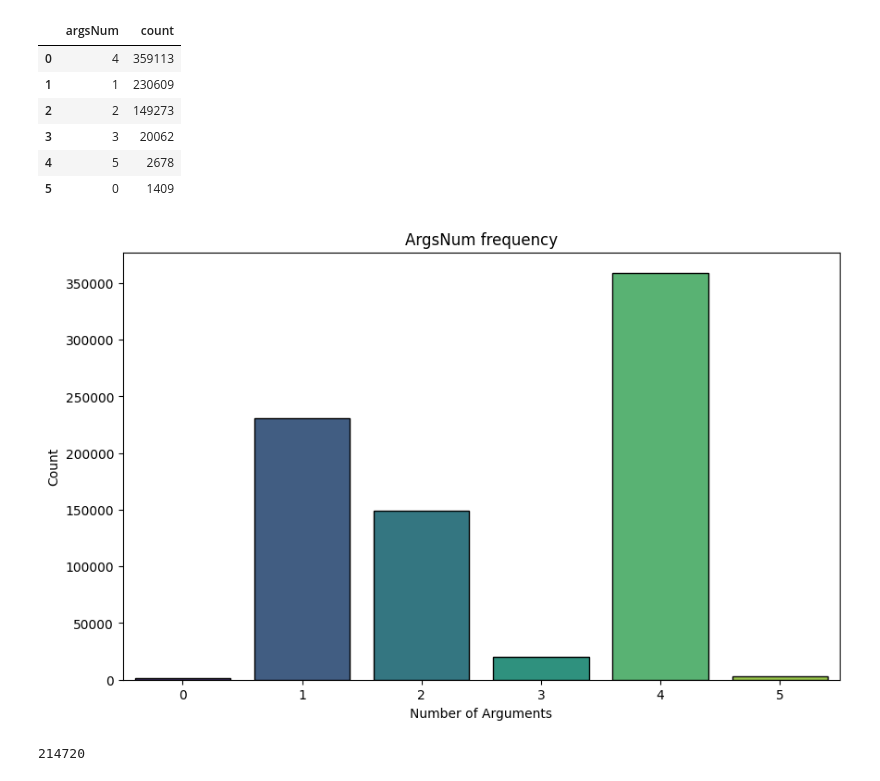
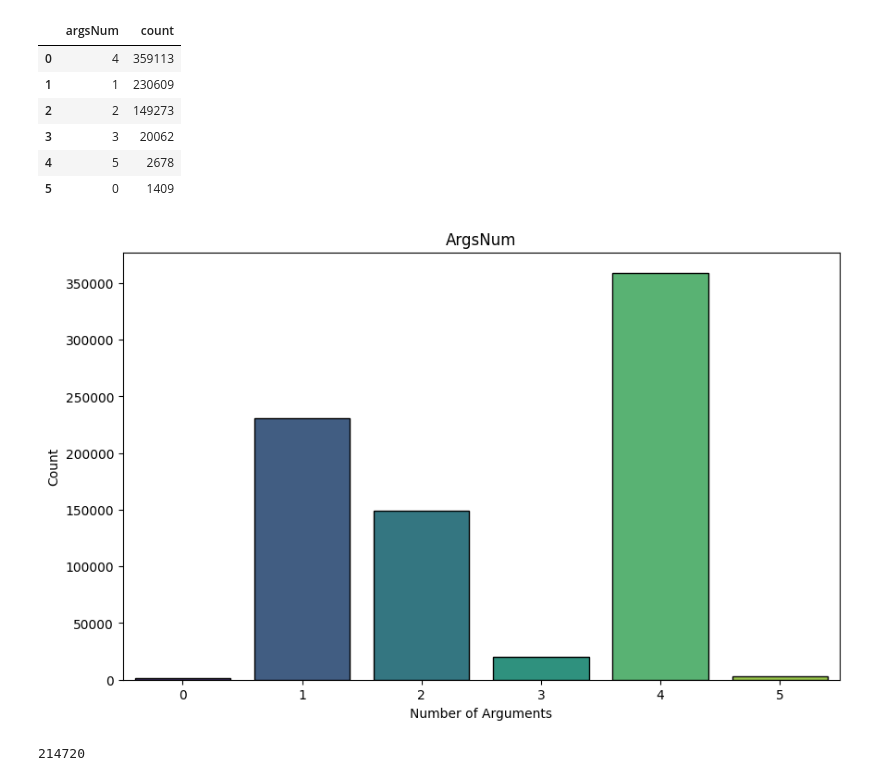
Before and after one commit to moryba/Beth-project, a Jupyter notebook: Data analysis/data analysis.ipynb, the cells around one changed output. Saved outputs shown, nothing was run; the diff lists cells and outputs as text; code cells hidden in the pictures.

```diff
--- a/Data analysis/data analysis.ipynb
+++ b/Data analysis/data analysis.ipynb
@@ -1414,17 +1414,17 @@ df_args
 # %%
 plt.figure(figsize=(10, 6))
 # df_plot = df_args['argsNum'].astype('str')
 sns.barplot(df_args, x='argsNum', y='count', palette='viridis', edgecolor='black')
 
 # Add title and labels
-plt.title('ArgsNum frequency')
+plt.title('ArgsNum')
 plt.xlabel('Number of Arguments')
 plt.ylabel('Count')
 
 # Show the plot
 plt.show()
 # %% [output]
-[figure, old version]
+[figure, new version]
 # %%
 len(train_data['args'].unique())
 # %% [output]
```
Also changed, not shown: 1 other file.
